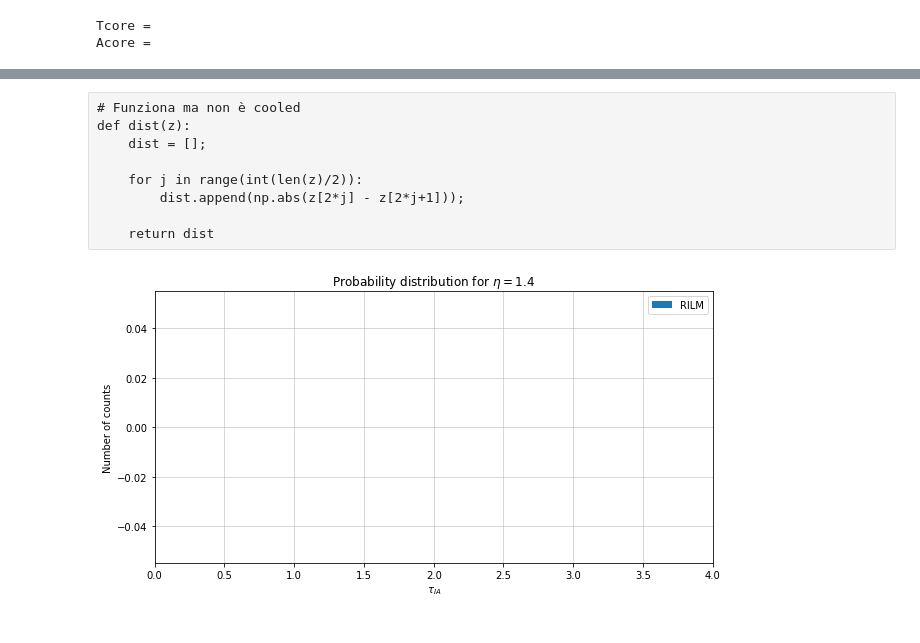
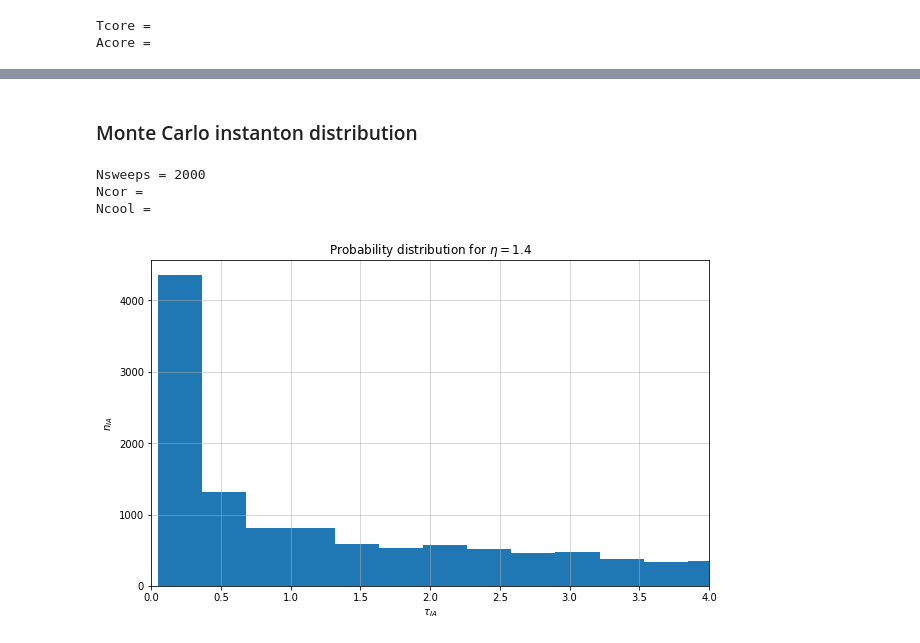
Before and after one commit to FabioOri/QuantumMonteCarlo, a Jupyter notebook: 6_interactions.ipynb, the cells around one changed output, grey strips where cells are left out. Cells and saved outputs as stored; diff of their text form; code cells hidden in the pictures.

```diff
--- a/6_interactions.ipynb
+++ b/6_interactions.ipynb
@@ -277,9 +244,0 @@ def dist(x):
-# %% [raw]
-# Funziona ma non è cooled
-def dist(z):
-    dist = [];
-
-    for j in range(int(len(z)/2)):
-        dist.append(np.abs(z[2*j] - z[2*j+1]));
-
-    return dist
@@ -335,12 +245,39 @@ dis = list(itertools.chain.from_iterable(dis));
+# %% [markdown]
+### Monte Carlo instanton distribution
+# %%
+# Monte Carlo simulation to compute the instanton distribution
+Nsweeps = int(input("Nsweeps = ") or 100)
+Ncor = int(input("Ncor = ") or 100)
+Ncool = int(input("Ncool = ") or 10)
+
+x = np.zeros(N)
+disMC = []             # List of distances
+
+for k in tqdm(range(Nsweeps), leave = False):
+    for j in range(Ncor):
+        update(x)
+
+    y = x              # Temporary variable
+
+    for j in range(Ncool):
+        cooling(y)
+
+    disMC.append(dist(y))        # Compute and store distances
+
+disMC = list(itertools.chain.from_iterable(disMC))               # Transform a list of lists into a unique list
+# %% [output]
+Nsweeps = 2000
+Ncor =
+Ncool =
 # %%
-fig, ax = plt.subplots(figsize=(10,5))
-ax.hist(dis, 500, label = 'RILM');
-ax.set_xlabel('$\\tau_{IA}$');
-ax.set_ylabel('Number of counts');
-plt.xlim([0, 4]);
-plt.grid(linewidth=0.5);
-plt.title('Probability distribution for $\eta =$'+str(eta));
-plt.legend();
-plt.show();
+# Plotting the instanton distribution
+fig, ax = plt.subplots(figsize = (10,6))
+nMC, _, _ = plt.hist(disMC, 100)
+ax.set_xlabel('$\\tau_{IA}$')
+ax.set_ylabel('$n_{IA}$')
+plt.xlim([0, 4])
+plt.grid(linewidth = 0.5)
+plt.title('Probability distribution for $\eta =$' + str(eta));
+plt.show()
 # %% [output]
-[figure, old version]
+[figure, new version]
```
Also changed, not shown: parts of 42 cells of this notebook.
